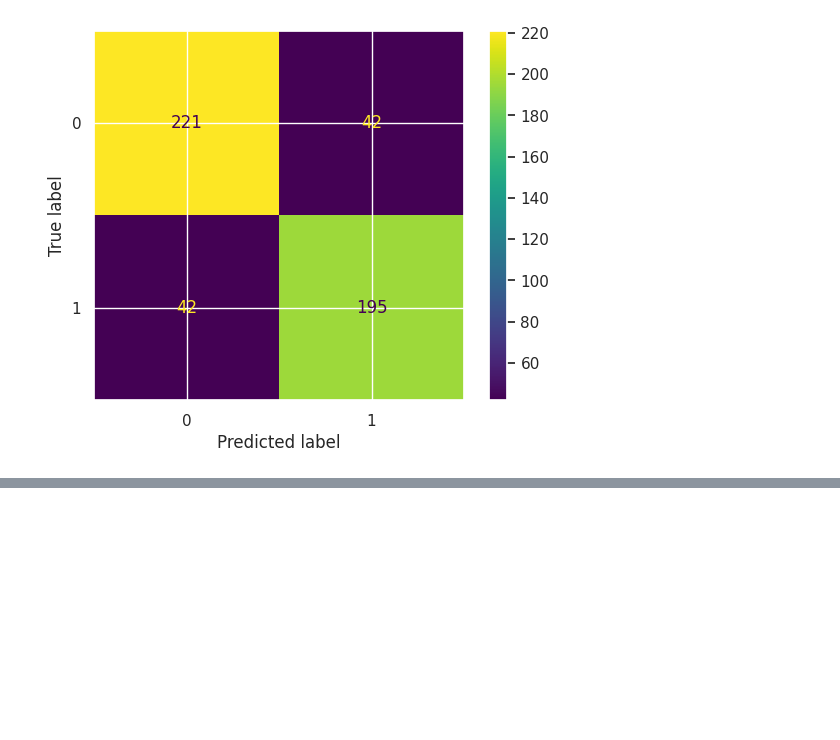
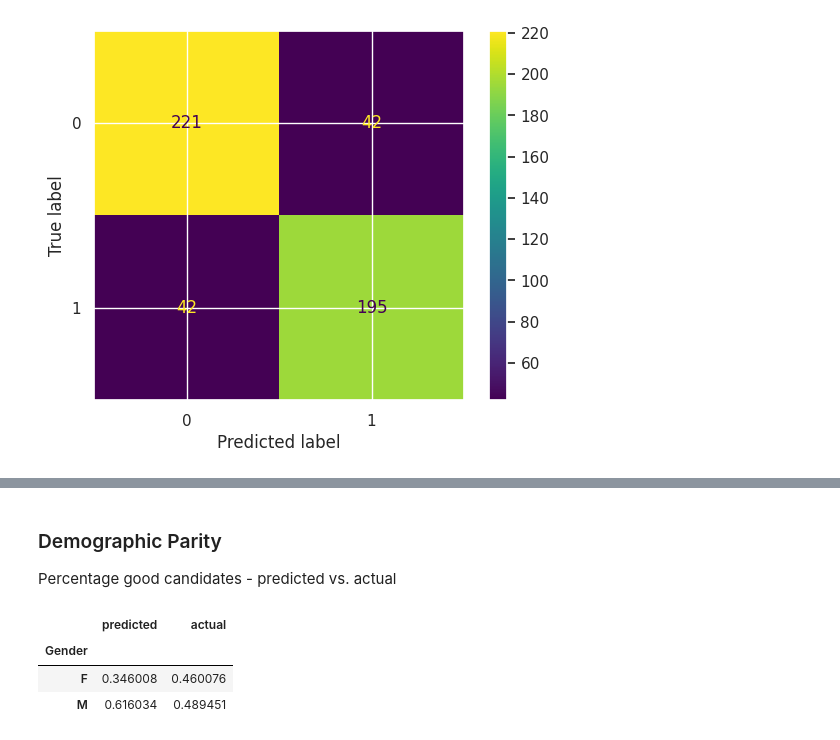
Before and after one commit to CMU-313/spring23-nodebb-team-up, a Jupyter notebook: notebook_setup/model.ipynb, the cells around one changed output, grey strips where cells are left out. Drawn from its saved outputs; the diff is of its cells as text; code cells hidden in the pictures; blank space fills up the shorter version.

```diff
--- a/notebook_setup/model.ipynb
+++ b/notebook_setup/model.ipynb
@@ -152,0 +197,16 @@ print(f"FNR for females: {fnr_female:.3f}")
+# %% [markdown]
+### Demographic Parity
+Percentage good candidates - predicted vs. actual
+# %%
+# cols = list(pd.read_csv(filename))
+# df = pd.read_csv(filename, usecols =[i for i in cols if i == 'Gender'])
+df = pd.read_csv(filename, usecols =['Gender'])
+df['predicted'] =  pred_labels
+df['actual'] =  act_labels
+df.groupby('Gender').aggregate('mean')
+# df
+# %% [output]
+|  | predicted | actual |
+| Gender |  |  |
+| F | 0.346008 | 0.460076 |
+| M | 0.616034 | 0.489451 |
```
Also changed, not shown: parts of 11 cells of this notebook.
